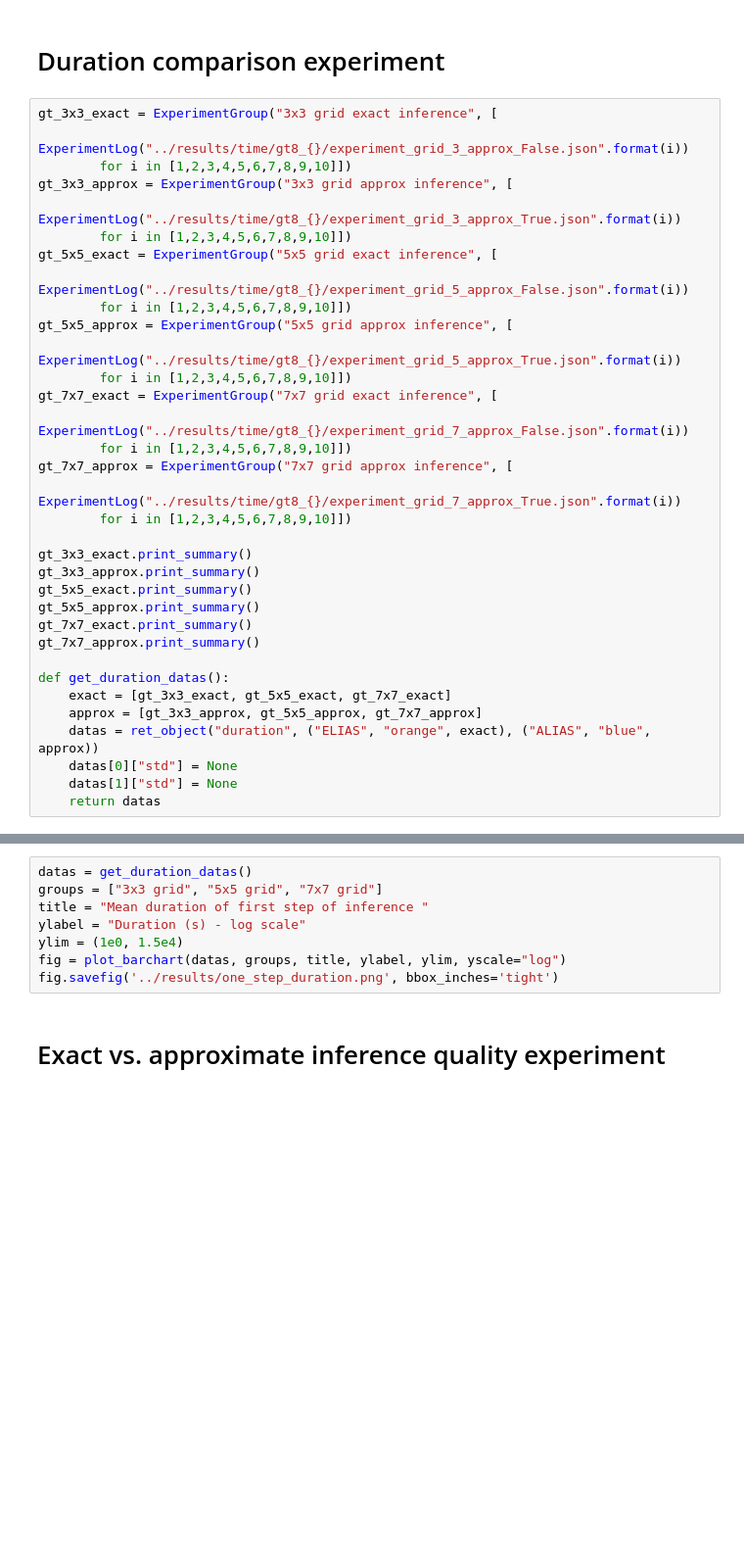
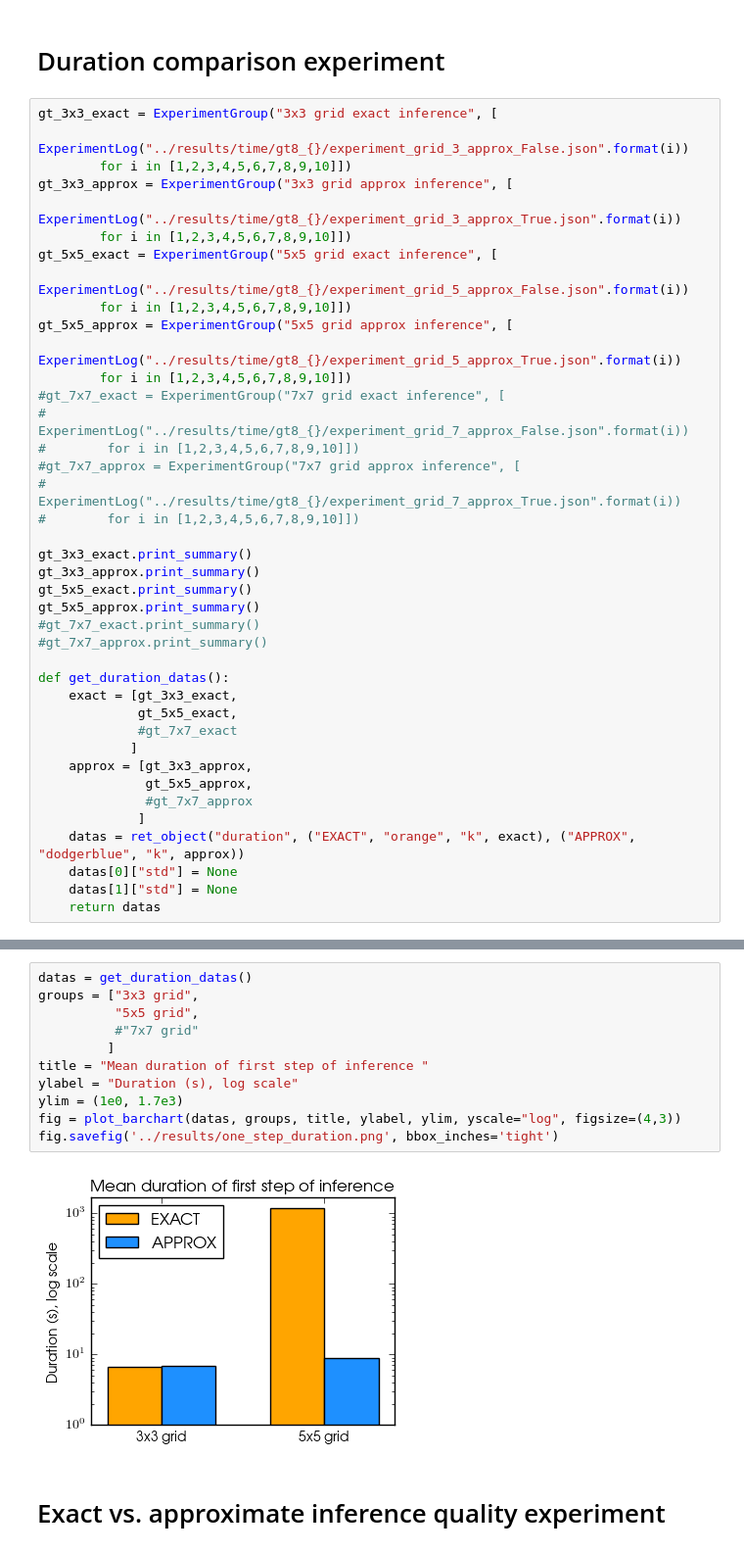
Before and after one commit to akangasr/sdirl, a Jupyter notebook: notebooks/result_analysis.ipynb, the cells around one changed output, grey strips where cells are left out. Shown at 98% size. Cells and saved outputs as stored; diff of their text form; blank space fills up the shorter version.

```diff
--- a/notebooks/result_analysis.ipynb
+++ b/notebooks/result_analysis.ipynb
@@ -257,24 +333,30 @@ gt_5x5_exact = ExperimentGroup("5x5 grid exact inference", [
 gt_5x5_approx = ExperimentGroup("5x5 grid approx inference", [
     ExperimentLog("../results/time/gt8_{}/experiment_grid_5_approx_True.json".format(i))
         for i in [1,2,3,4,5,6,7,8,9,10]])
-gt_7x7_exact = ExperimentGroup("7x7 grid exact inference", [
-    ExperimentLog("../results/time/gt8_{}/experiment_grid_7_approx_False.json".format(i))
-        for i in [1,2,3,4,5,6,7,8,9,10]])
-gt_7x7_approx = ExperimentGroup("7x7 grid approx inference", [
-    ExperimentLog("../results/time/gt8_{}/experiment_grid_7_approx_True.json".format(i))
-        for i in [1,2,3,4,5,6,7,8,9,10]])
+#gt_7x7_exact = ExperimentGroup("7x7 grid exact inference", [
+#    ExperimentLog("../results/time/gt8_{}/experiment_grid_7_approx_False.json".format(i))
+#        for i in [1,2,3,4,5,6,7,8,9,10]])
+#gt_7x7_approx = ExperimentGroup("7x7 grid approx inference", [
+#    ExperimentLog("../results/time/gt8_{}/experiment_grid_7_approx_True.json".format(i))
+#        for i in [1,2,3,4,5,6,7,8,9,10]])
 
 gt_3x3_exact.print_summary()
 gt_3x3_approx.print_summary()
 gt_5x5_exact.print_summary()
 gt_5x5_approx.print_summary()
-gt_7x7_exact.print_summary()
-gt_7x7_approx.print_summary()
+#gt_7x7_exact.print_summary()
+#gt_7x7_approx.print_summary()
 
 def get_duration_datas():
-    exact = [gt_3x3_exact, gt_5x5_exact, gt_7x7_exact]
-    approx = [gt_3x3_approx, gt_5x5_approx, gt_7x7_approx]
-    datas = ret_object("duration", ("ELIAS", "orange", exact), ("ALIAS", "blue", approx))
+    exact = [gt_3x3_exact,
+             gt_5x5_exact,
+             #gt_7x7_exact
+            ]
+    approx = [gt_3x3_approx,
+              gt_5x5_approx,
+              #gt_7x7_approx
+             ]
+    datas = ret_object("duration", ("EXACT", "orange", "k", exact), ("APPROX", "dodgerblue", "k", approx))
     datas[0]["std"] = None
     datas[1]["std"] = None
     return datas
@@ -281,11 +384,16 @@ def get_duration_datas():
 # %%
 datas = get_duration_datas()
-groups = ["3x3 grid", "5x5 grid", "7x7 grid"]
+groups = ["3x3 grid",
+          "5x5 grid",
+          #"7x7 grid"
+         ]
 title = "Mean duration of first step of inference "
-ylabel = "Duration (s) - log scale"
-ylim = (1e0, 1.5e4)
-fig = plot_barchart(datas, groups, title, ylabel, ylim, yscale="log")
+ylabel = "Duration (s), log scale"
+ylim = (1e0, 1.7e3)
+fig = plot_barchart(datas, groups, title, ylabel, ylim, yscale="log", figsize=(4,3))
 fig.savefig('../results/one_step_duration.png', bbox_inches='tight')
+# %% [output]
+[figure, added]
 # %% [markdown]
 <h1>Exact vs. approximate inference quality experiment</h1>
 # %%
```
Also changed, not shown: parts of 19 cells of this notebook, 1 other file.
